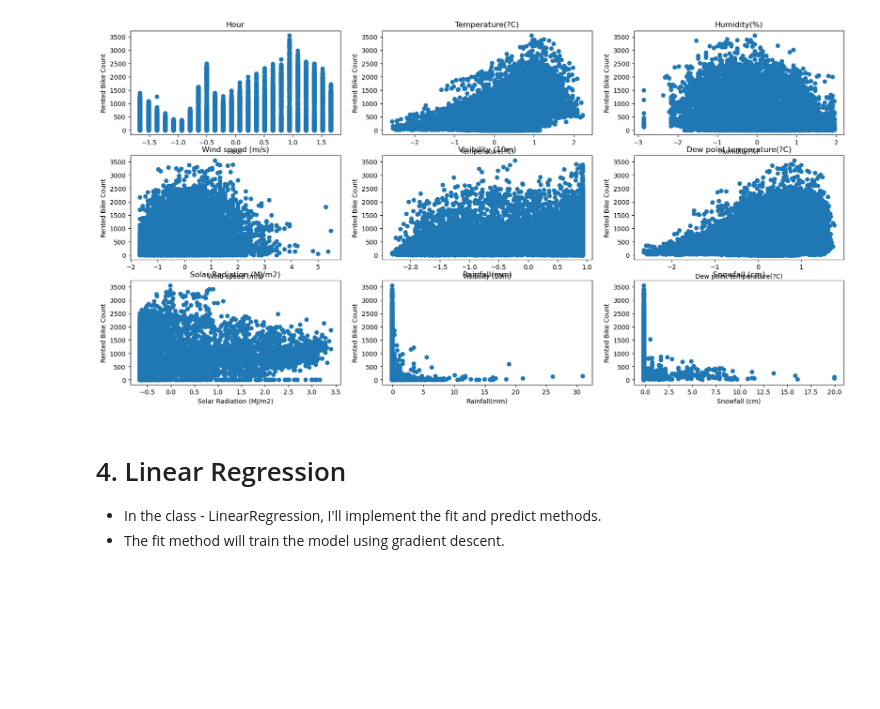
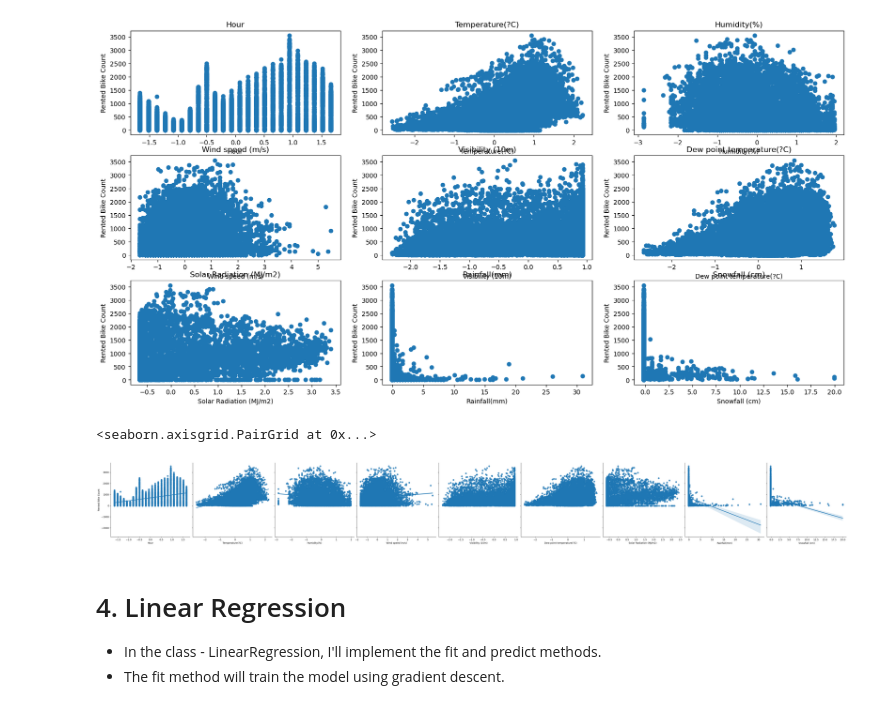
Before and after one commit to chengxinzhaox/ML-Learn-recourses, a Jupyter notebook: cw1/linear_regression.ipynb, the cells around one changed output. Cells and saved outputs as stored; diff of their text form; code cells hidden in the pictures; blank space fills up the shorter version.

```diff
--- a/cw1/linear_regression.ipynb
+++ b/cw1/linear_regression.ipynb
@@ -92,7 +92,10 @@ plt.show()
 # %% [output]
 [figure]
 # %%
-# sns.pairplot(bike_data, x_vars=bike_data_labels, y_vars=['Rented Bike Count'], height=5, aspect=1, kind='reg')
+sns.pairplot(bike_data, x_vars=bike_data_labels, y_vars=['Rented Bike Count'], height=5, aspect=1, kind='reg')
+# %% [output]
+<seaborn.axisgrid.PairGrid at 0x...>
+[figure, added]
 # %%
 # drop some features
 # bike_data = bike_data.drop(['Rainfall(mm)', 'Snowfall (cm)', 'Holiday', 'Functioning Day'], axis=1)
```
Also changed, not shown: 3 other files.
